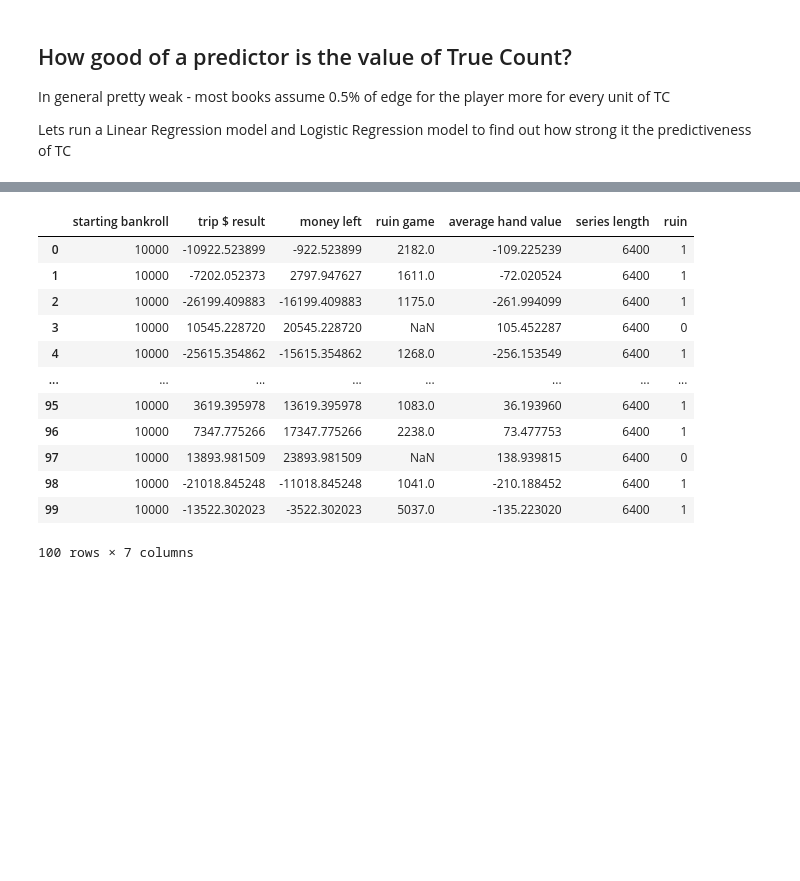
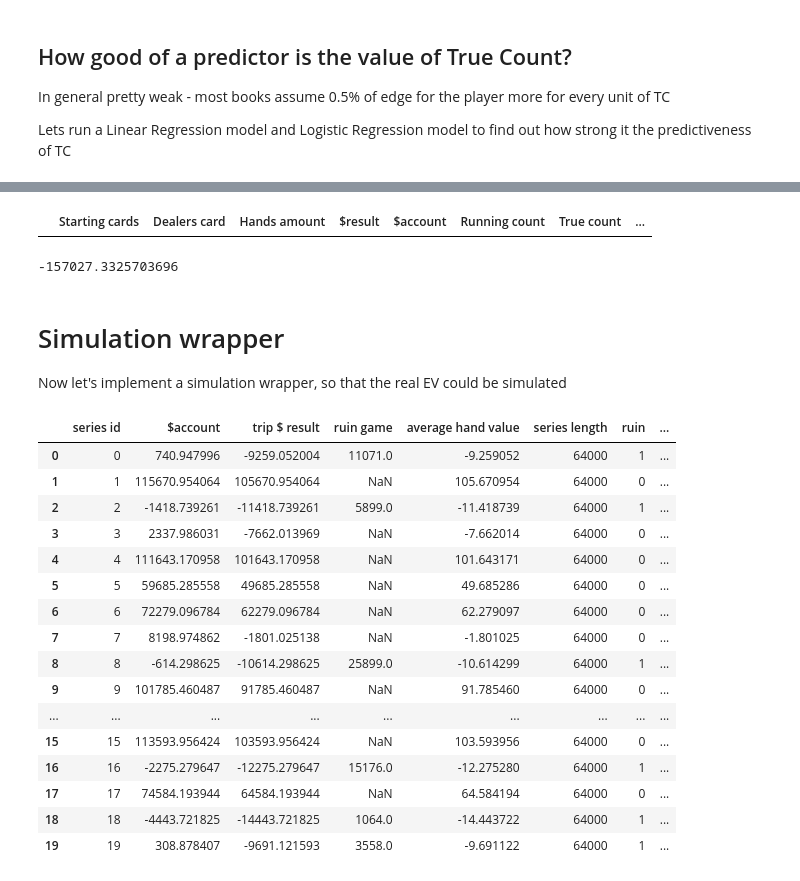
Before and after one commit to tomo-lord/BlackJack, a Jupyter notebook: BlackJack simulator.ipynb, the cells around one changed output, grey strips where cells are left out. Cells and saved outputs as stored; diff of their text form; code cells hidden in the pictures; blank space fills up the shorter version.

```diff
--- a/BlackJack simulator.ipynb
+++ b/BlackJack simulator.ipynb
@@ -263,0 +245,12 @@ def BJ_simulation_wrapper(trips: int, starting_bankroll:int, min_table_bet: int,
+# %%
+data[data['$result']>5000]
+# %% [output]
+|  | Starting cards | Dealers card | Hands amount | $result | $account | Running count | True count | ... |
+# %%
+data['$result'].sum()
+# %% [output]
+-157027.3325703696
+# %% [markdown]
+# Simulation wrapper
+
+Now let's implement a simulation wrapper, so that the real EV could be simulated
@@ -264,20 +259,32 @@ def BJ_simulation_wrapper(trips: int, starting_bankroll:int, min_table_bet: int,
 # %%
-metadata, df = BJ_simulation_wrapper(trips = 100, starting_bankroll = 10000, min_table_bet = 100, games_per_trip=100)
+metadata, df = BJ_simulation_wrapper(
+        trips = 20,
+        starting_bankroll = 10000,
+        min_table_bet=10,
+        games_per_trip=1000,
+        max_table_bet= 500,
+        shoe_size=8,
+        games_per_deck=8,
+        decision_engine='kelly_and_exceptions')
 metadata
 # %% [output]
-|  | starting bankroll | trip $ result | money left | ruin game | average hand value | series length | ruin |
-| 0 | 10000 | -10922.523899 | -922.523899 | 2182.0 | -109.225239 | 6400 | 1 |
-| 1 | 10000 | -7202.052373 | 2797.947627 | 1611.0 | -72.020524 | 6400 | 1 |
-| 2 | 10000 | -26199.409883 | -16199.409883 | 1175.0 | -261.994099 | 6400 | 1 |
-| 3 | 10000 | 10545.228720 | 20545.228720 | NaN | 105.452287 | 6400 | 0 |
-| 4 | 10000 | -25615.354862 | -15615.354862 | 1268.0 | -256.153549 | 6400 | 1 |
-| ... | ... | ... | ... | ... | ... | ... | ... |
-| 95 | 10000 | 3619.395978 | 13619.395978 | 1083.0 | 36.193960 | 6400 | 1 |
-| 96 | 10000 | 7347.775266 | 17347.775266 | 2238.0 | 73.477753 | 6400 | 1 |
-| 97 | 10000 | 13893.981509 | 23893.981509 | NaN | 138.939815 | 6400 | 0 |
-| 98 | 10000 | -21018.845248 | -11018.845248 | 1041.0 | -210.188452 | 6400 | 1 |
-| 99 | 10000 | -13522.302023 | -3522.302023 | 5037.0 | -135.223020 | 6400 | 1 |
+|  | series id | $account | trip $ result | ruin game | average hand value | series length | ruin | ... |
+| 0 | 0 | 740.947996 | -9259.052004 | 11071.0 | -9.259052 | 64000 | 1 | ... |
+| 1 | 1 | 115670.954064 | 105670.954064 | NaN | 105.670954 | 64000 | 0 | ... |
+| 2 | 2 | -1418.739261 | -11418.739261 | 5899.0 | -11.418739 | 64000 | 1 | ... |
+| 3 | 3 | 2337.986031 | -7662.013969 | NaN | -7.662014 | 64000 | 0 | ... |
+| 4 | 4 | 111643.170958 | 101643.170958 | NaN | 101.643171 | 64000 | 0 | ... |
+| 5 | 5 | 59685.285558 | 49685.285558 | NaN | 49.685286 | 64000 | 0 | ... |
+| 6 | 6 | 72279.096784 | 62279.096784 | NaN | 62.279097 | 64000 | 0 | ... |
+| 7 | 7 | 8198.974862 | -1801.025138 | NaN | -1.801025 | 64000 | 0 | ... |
+| 8 | 8 | -614.298625 | -10614.298625 | 25899.0 | -10.614299 | 64000 | 1 | ... |
+| 9 | 9 | 101785.460487 | 91785.460487 | NaN | 91.785460 | 64000 | 0 | ... |
+| ... | ... | ... | ... | ... | ... | ... | ... | ... |
+| 15 | 15 | 113593.956424 | 103593.956424 | NaN | 103.593956 | 64000 | 0 | ... |
+| 16 | 16 | -2275.279647 | -12275.279647 | 15176.0 | -12.275280 | 64000 | 1 | ... |
+| 17 | 17 | 74584.193944 | 64584.193944 | NaN | 64.584194 | 64000 | 0 | ... |
+| 18 | 18 | -4443.721825 | -14443.721825 | 1064.0 | -14.443722 | 64000 | 1 | ... |
+| 19 | 19 | 308.878407 | -9691.121593 | 3558.0 | -9.691122 | 64000 | 1 | ... |
-100 rows × 7 columns
 # %%
 metadata.describe()
 # %% [output]
```
Also changed, not shown: parts of 30 cells of this notebook, 5 other files.
